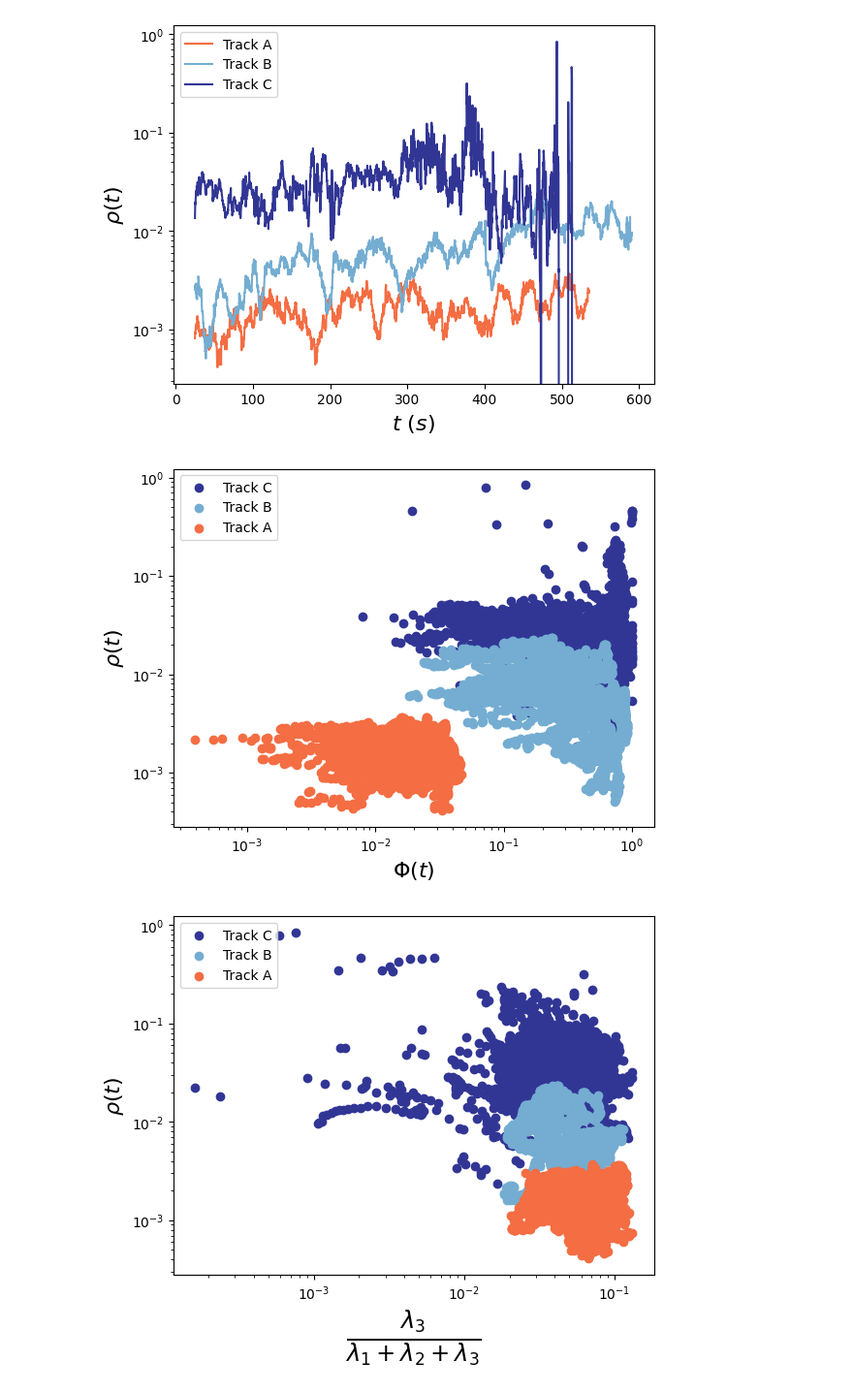
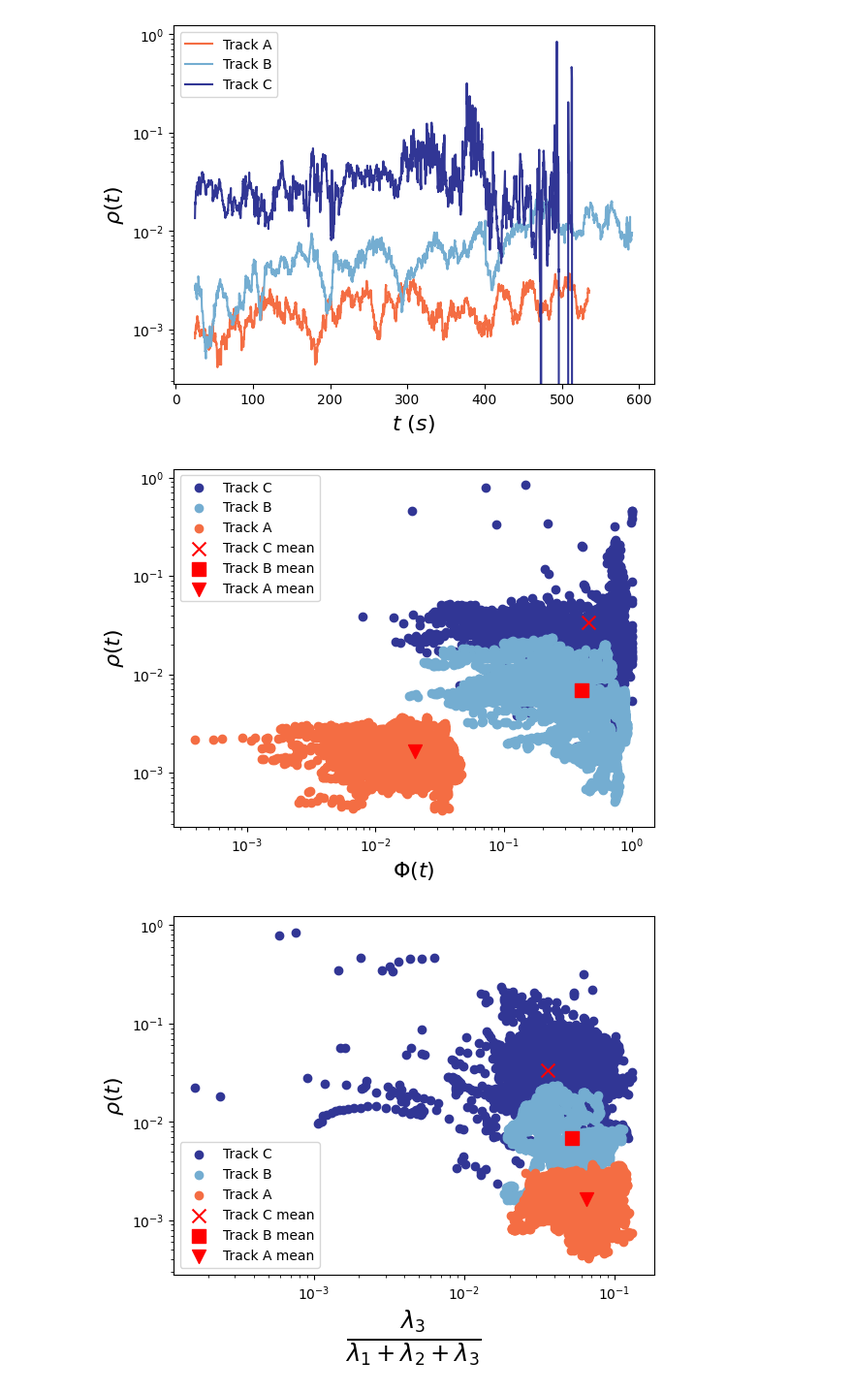
Before and after one commit to mmccraw98/flocking-emergence-iw, a Jupyter notebook: code/data/initial-data-analysis.ipynb, the cells around one changed output. Shown: that part at 97% size. Saved outputs shown, nothing was run; the diff lists cells and outputs as text; code cells hidden in the pictures.

Commit message:
added more plots

```diff
--- a/code/data/initial-data-analysis.ipynb
+++ b/code/data/initial-data-analysis.ipynb
@@ -137,6 +139,9 @@ plt.savefig('number_density.png', dpi=300, bbox_inches='tight')
 plt.scatter(downsample_A2B(vel_order_C, densities_C[densities_C < 1e6]), densities_C[densities_C < 1e6], label='Track C', color=colors[4])
 plt.scatter(downsample_A2B(vel_order_B, densities_B), densities_B, label='Track B', color=colors[3])
 plt.scatter(downsample_A2B(vel_order_A, densities_A), densities_A, label='Track A', color=colors[0])
+plt.scatter(np.mean(downsample_A2B(vel_order_C, densities_C[densities_C < 1e6])), np.mean(densities_C[densities_C < 1e6]), label='Track C mean', color='r', marker='x', s=100)
+plt.scatter(np.mean(downsample_A2B(vel_order_B, densities_B)), np.mean(densities_B), label='Track B mean', color='r', marker='s', s=100)
+plt.scatter(np.mean(downsample_A2B(vel_order_A, densities_A)), np.mean(densities_A), label='Track A mean', color='r', marker='v', s=100)
 plt.yscale('log')
 plt.xscale('log')
 plt.legend()
@@ -144,20 +149,23 @@ plt.xlabel('$\Phi(t)$', fontsize=16)
 plt.ylabel(r'$\rho(t)$', fontsize=16)
 plt.savefig('velocity_order_parameter_vs_density.png', dpi=300, bbox_inches='tight')
 # %% [output]
-[figure, old version]
+[figure, new version]
 # %%
 # correlation between velocity order parameter and density
 plt.scatter(vars_C[:, 2][densities_C < 1e6], densities_C[densities_C < 1e6], label='Track C', color=colors[4])
 plt.scatter(vars_B[:, 2], densities_B, label='Track B', color=colors[3])
 plt.scatter(vars_A[:, 2], densities_A, label='Track A', color=colors[0])
+plt.scatter(np.mean(vars_C[:, 2][densities_C < 1e6]), np.mean(densities_C[densities_C < 1e6]), label='Track C mean', color='r', marker='x', s=100)
+plt.scatter(np.mean(vars_B[:, 2]), np.mean(densities_B), label='Track B mean', color='r', marker='s', s=100)
+plt.scatter(np.mean(vars_A[:, 2]), np.mean(densities_A), label='Track A mean', color='r', marker='v', s=100)
 plt.yscale('log')
 plt.xscale('log')
 plt.legend()
 plt.xlabel(r'$\frac{\lambda_3}{\lambda_1 + \lambda_2 + \lambda_3}$', fontsize=25)
 plt.ylabel(r'$\rho(t)$', fontsize=16)
 plt.savefig('variance_ratios_vs_density.png', dpi=300, bbox_inches='tight')
 # %% [output]
-[figure, old version]
+[figure, new version]
 # %%
 plt.scatter(downsample_A2B(vel_order_C, vars_C[:, 2]), vars_C[:, 2], label='Track C', color=colors[4])
 plt.scatter(downsample_A2B(vel_order_B, vars_B[:, 2]), vars_B[:, 2], label='Track B', color=colors[3])
```
Also changed, not shown: parts of 4 cells of this notebook, 3 other files.
